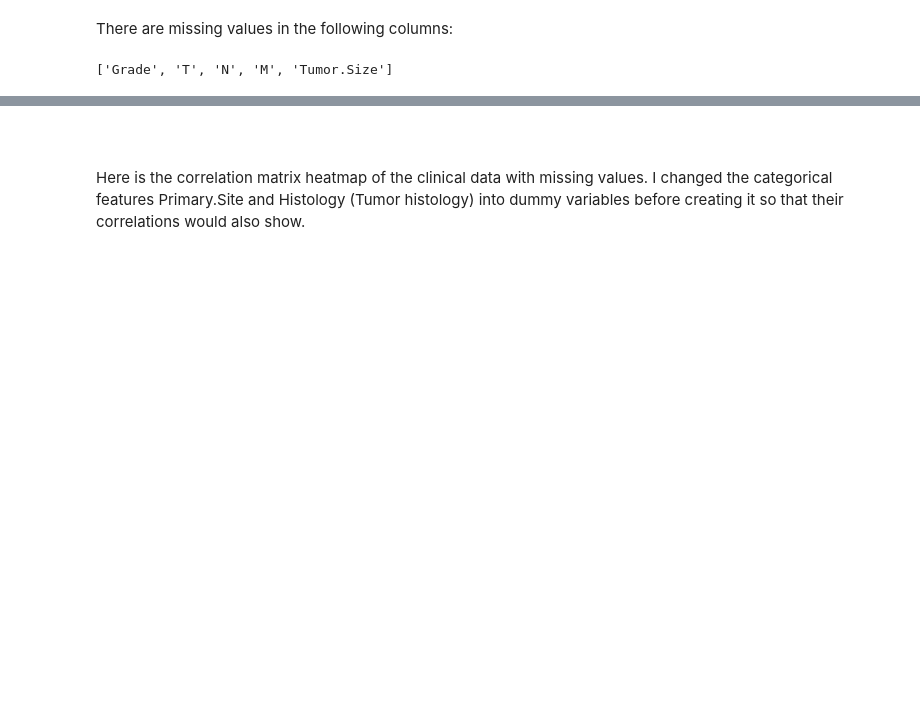
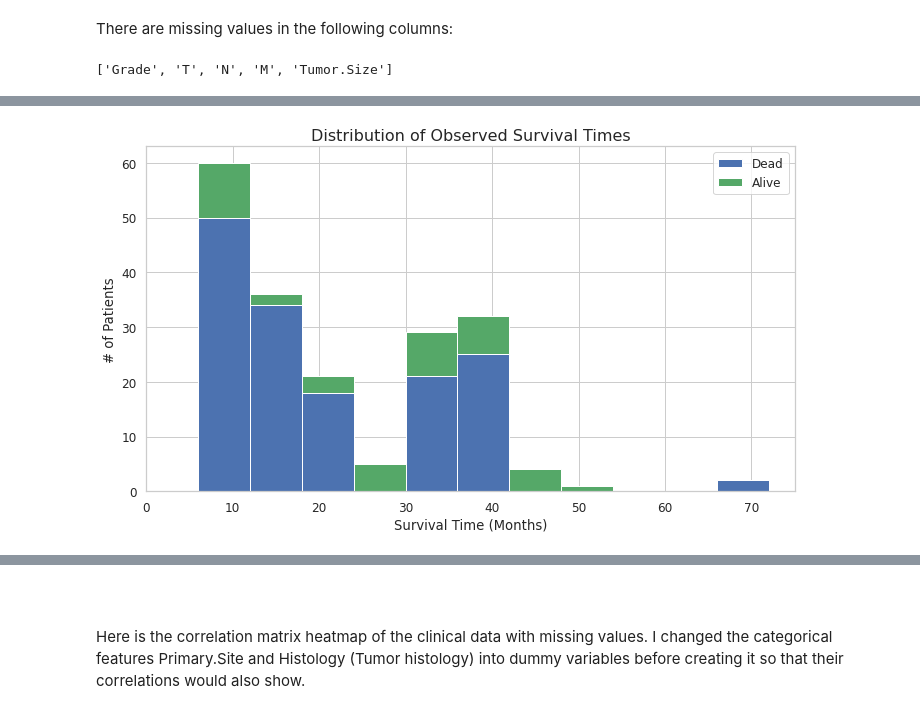
Before and after one commit to joe-aquino/survival_analysis, a Jupyter notebook: Survival_Model_NSC_Lung_Cancer.ipynb, the cells around one changed output, grey strips where cells are left out. Drawn from its saved outputs; the diff is of its cells as text; code cells hidden in the pictures; blank space fills up the shorter version.

```diff
--- a/Survival_Model_NSC_Lung_Cancer.ipynb
+++ b/Survival_Model_NSC_Lung_Cancer.ipynb
@@ -256,0 +313,13 @@ missing_cols
+# %%
+x = df_c[df_c.Outcome == 1]['Survival.Months']
+y = df_c[df_c.Outcome == 0]['Survival.Months']
+plt.figure(figsize=(10, 6))
+plt.hist([x, y], bins=np.arange(0, 73, 6), stacked=True, color=['b', 'g'], label=['Dead', 'Alive'])
+plt.legend()
+plt.xlabel('Survival Time (Months)')
+plt.ylabel('# of Patients')
+plt.xlim(0, 75)
+plt.title('Distribution of Observed Survival Times', fontsize=16)
+plt.tight_layout()
+# %% [output]
+[figure, added]
```
Also changed, not shown: parts of 46 cells of this notebook.
